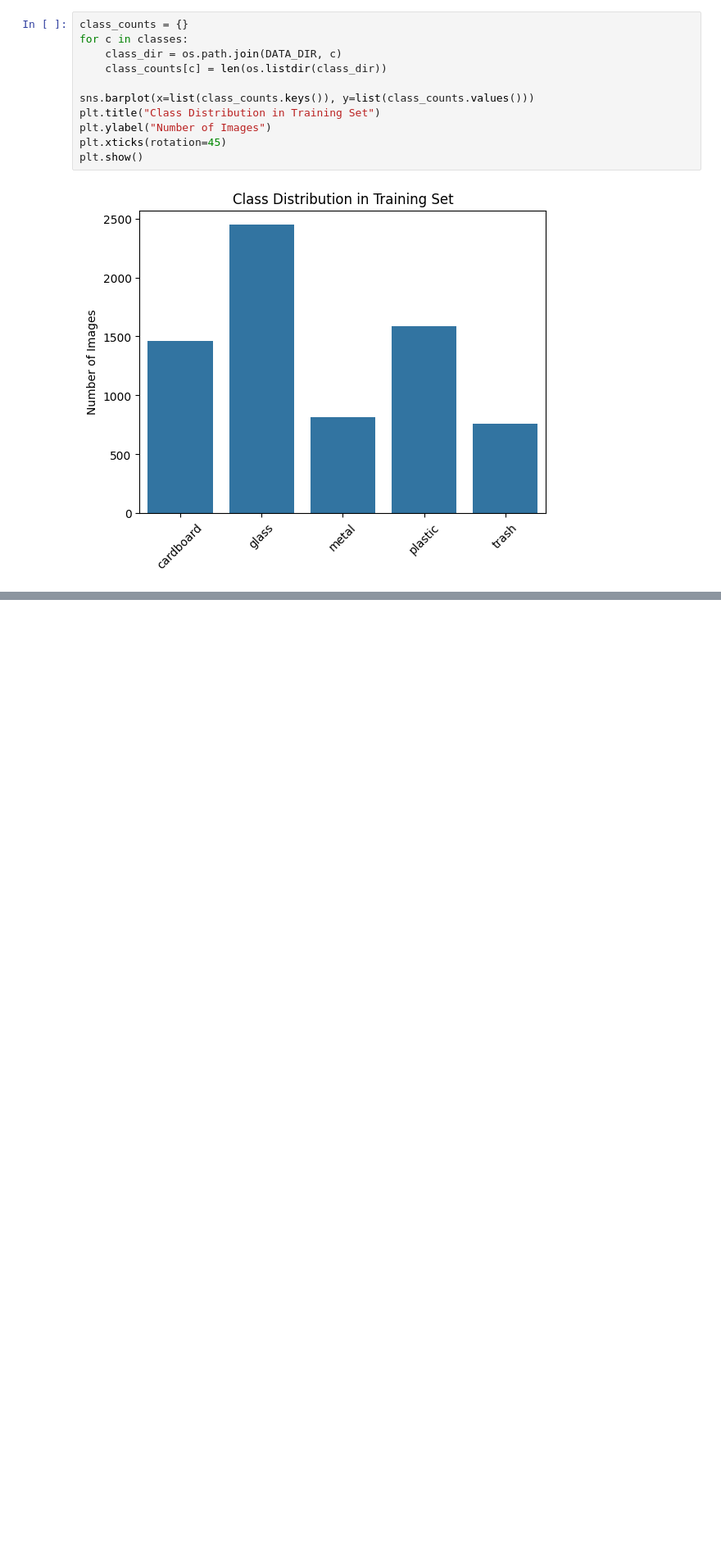
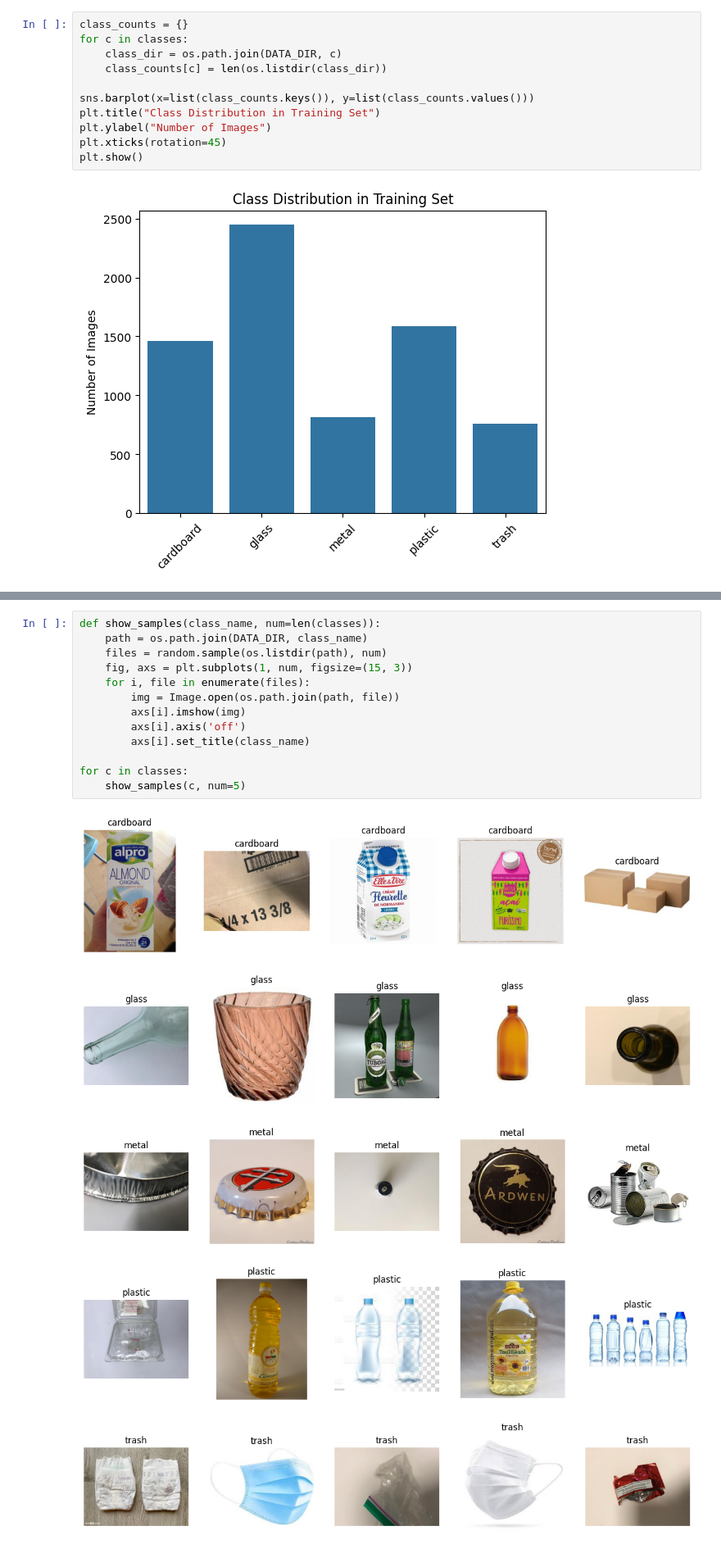
Before and after one commit to israelavendanojr/recycling-classifier, a Jupyter notebook: notebooks/01_explore_dataset.ipynb, the cells around one changed output, grey strips where cells are left out. Shown at 82% size. Cells and saved outputs as stored; diff of their text form; blank space fills up the shorter version.

Commit message:
Random data samples

```diff
--- a/notebooks/01_explore_dataset.ipynb
+++ b/notebooks/01_explore_dataset.ipynb
@@ -38,0 +41,19 @@ The Dataset is farily populated across the 5 classes, each having somewhere atle
+# %%
+def show_samples(class_name, num=len(classes)):
+    path = os.path.join(DATA_DIR, class_name)
+    files = random.sample(os.listdir(path), num)
+    fig, axs = plt.subplots(1, num, figsize=(15, 3))
+    for i, file in enumerate(files):
+        img = Image.open(os.path.join(path, file))
+        axs[i].imshow(img)
+        axs[i].axis('off')
+        axs[i].set_title(class_name)
+
+for c in classes:
+    show_samples(c, num=5)
+# %% [output]
+[figure, added]
+[figure, added]
+[figure, added]
+[figure, added]
+[figure, added]
```
Also changed, not shown: parts of 3 cells of this notebook.
